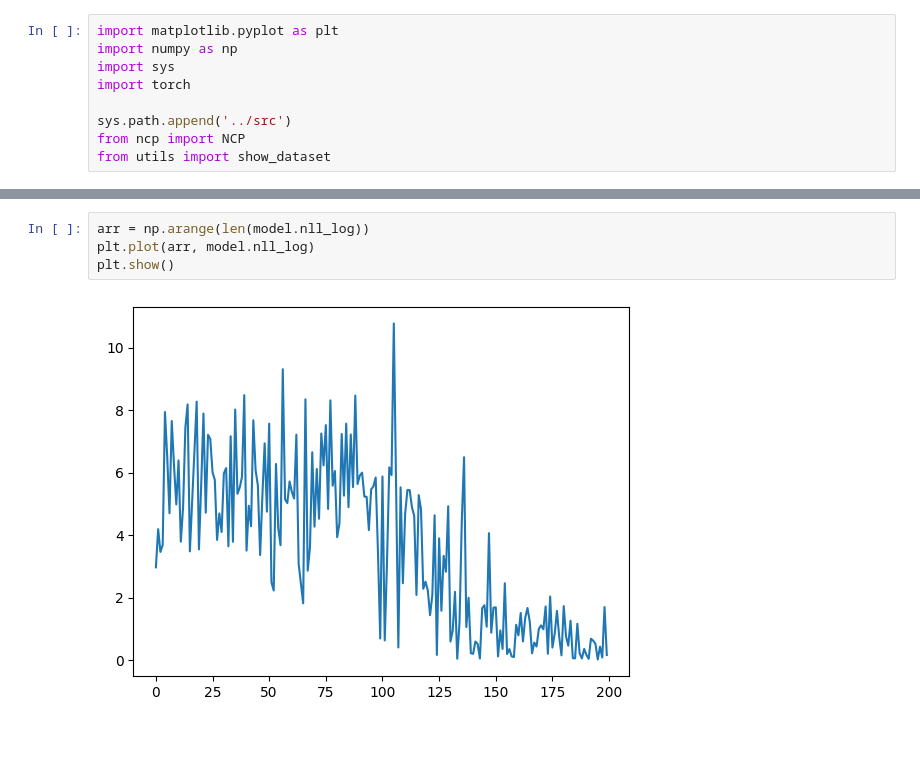
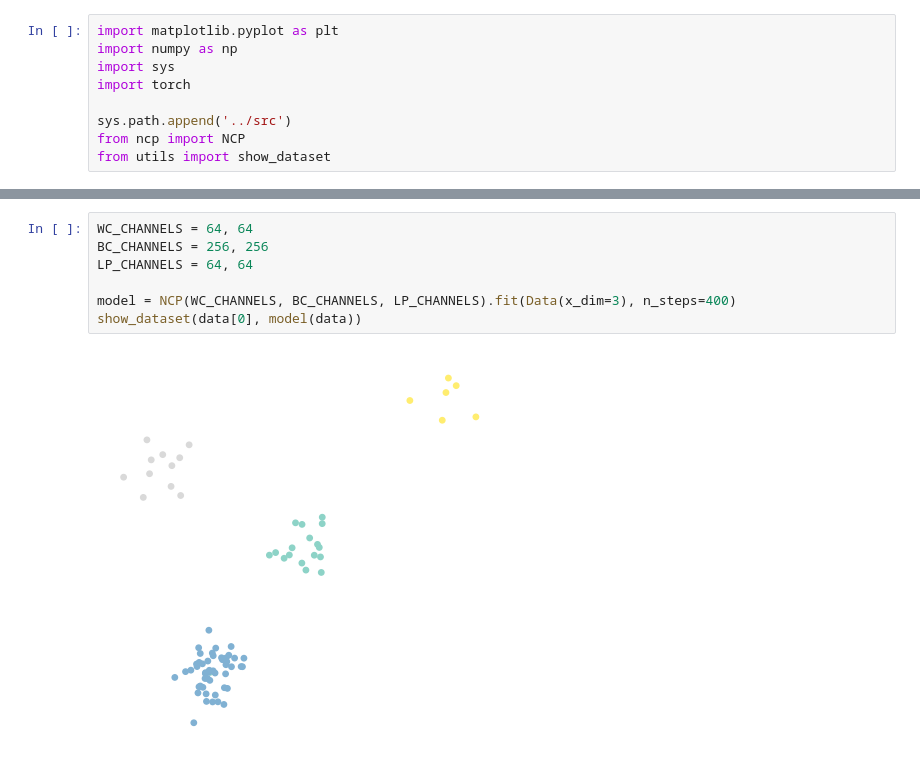
Before and after one commit to craigfouts/asterism, a Jupyter notebook: notebooks/sandbox.ipynb, the cells around one changed output, grey strips where cells are left out. Cells and saved outputs as stored; diff of their text form; blank space fills up the shorter version.

```diff
--- a/notebooks/sandbox.ipynb
+++ b/notebooks/sandbox.ipynb
@@ -109,6 +100,9 @@ show_dataset(data[0], model(data))
-# %%
-arr = np.arange(len(model.nll_log))
-plt.plot(arr, model.nll_log)
-plt.show()
-# %% [output]
-[figure, removed]
+# %%
+WC_CHANNELS = 64, 64
+BC_CHANNELS = 256, 256
+LP_CHANNELS = 64, 64
+
+model = NCP(WC_CHANNELS, BC_CHANNELS, LP_CHANNELS).fit(Data(x_dim=3), n_steps=400)
+show_dataset(data[0], model(data))
+# %% [output]
+[figure, added]
```
Also changed, not shown: parts of 23 cells of this notebook, 5 other files.
